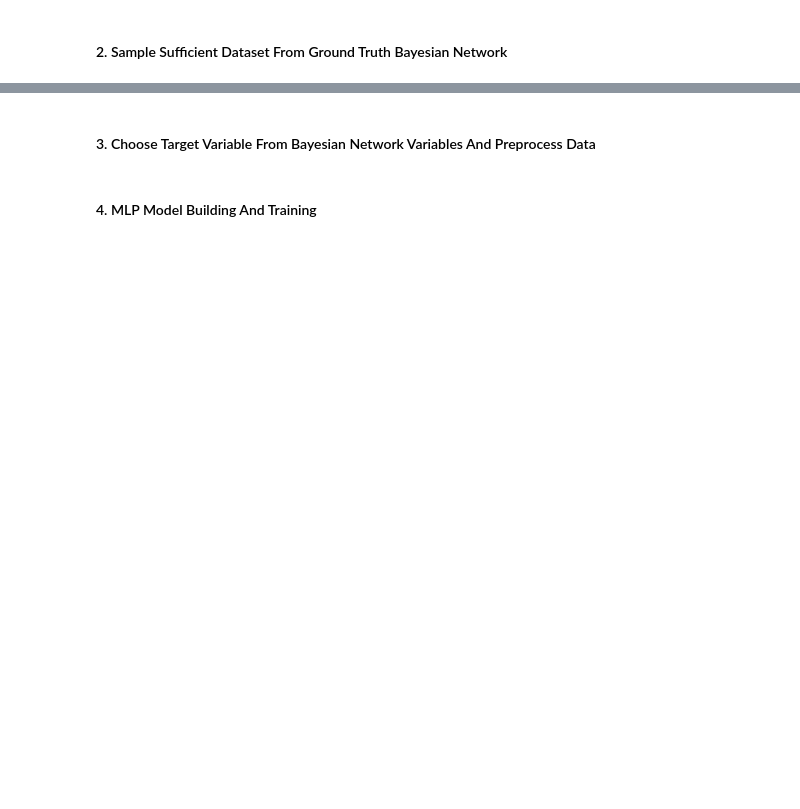
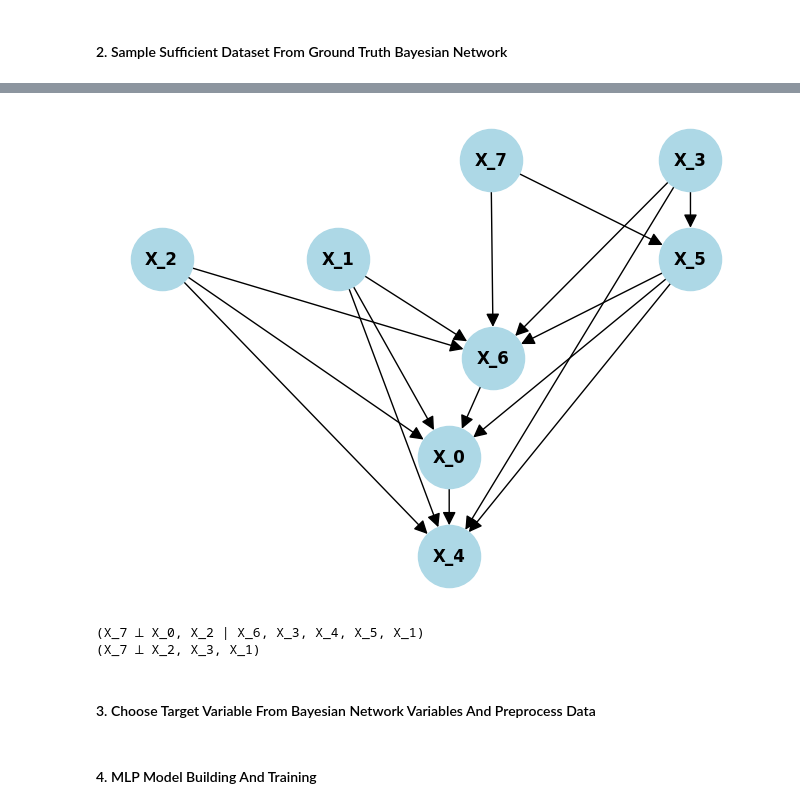
Before and after one commit to TumeloMkwambe/Honours-RP, a Jupyter notebook: main.ipynb, the cells around one changed output, grey strips where cells are left out. Saved outputs shown, nothing was run; the diff lists cells and outputs as text; code cells hidden in the pictures; blank space fills up the shorter version.

```diff
--- a/main.ipynb
+++ b/main.ipynb
@@ -58 +55,5 @@ data
 1024 rows × 8 columns
+# %%
+score = K2(data)
+est = HillClimbSearch(data = data)
+bn = est.estimate(scoring_method = "bic-g", max_indegree = 5, max_iter = int(1e4))
@@ -59,3 +67,13 @@ data
+# %%
+draw_network(bn)
+# %% [output]
+[figure, added]
+# %%
+print(experiment.model.local_independencies('X_7'))
+print(bn.local_independencies('X_7'))
+# %% [output]
+(X_7 ⟂ X_0, X_2 | X_6, X_3, X_4, X_5, X_1)
+(X_7 ⟂ X_2, X_3, X_1)
 # %% [markdown]
 #### 3. Choose Target Variable From Bayesian Network Variables And Preprocess Data
 # %%
```
Also changed, not shown: parts of 21 cells of this notebook, 9 other files.
